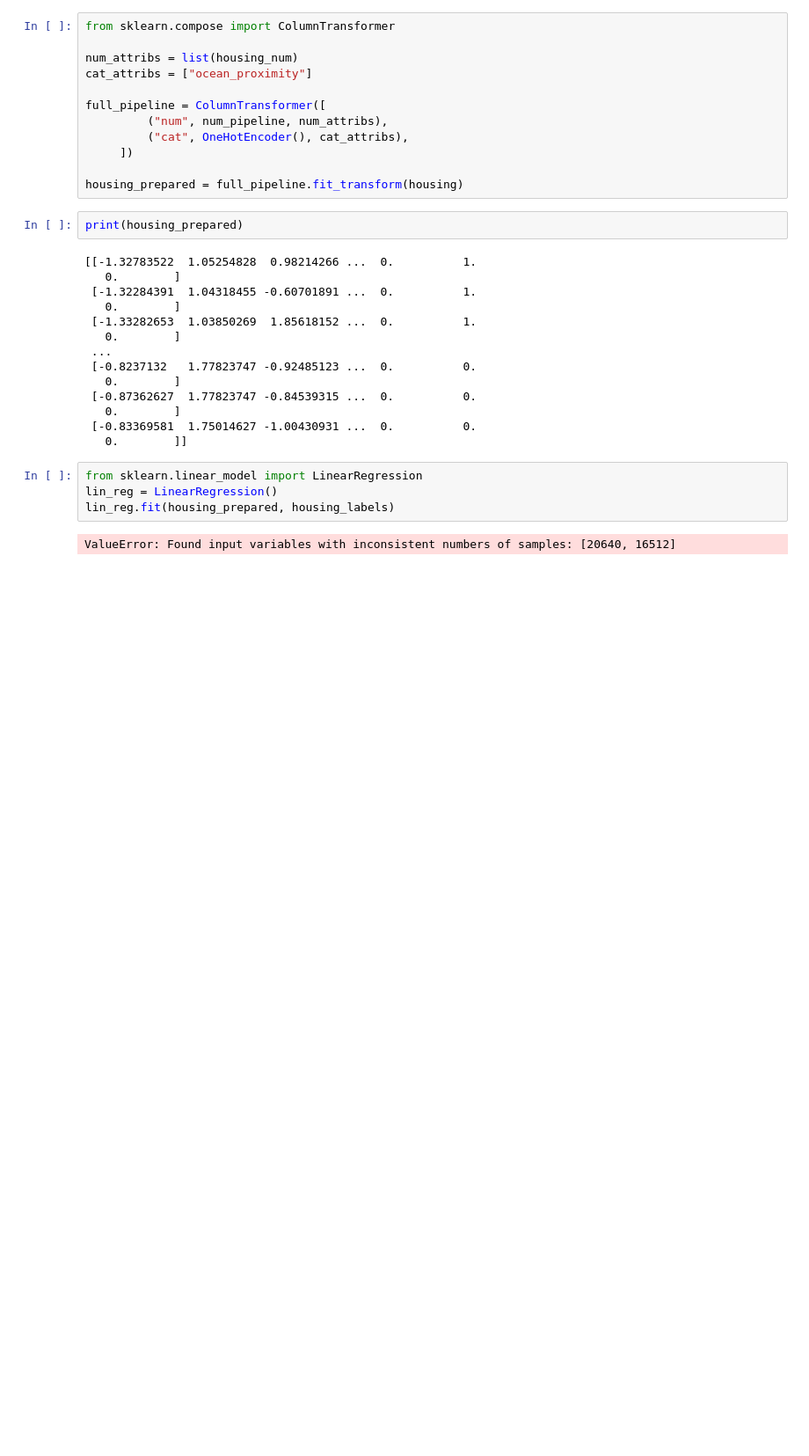
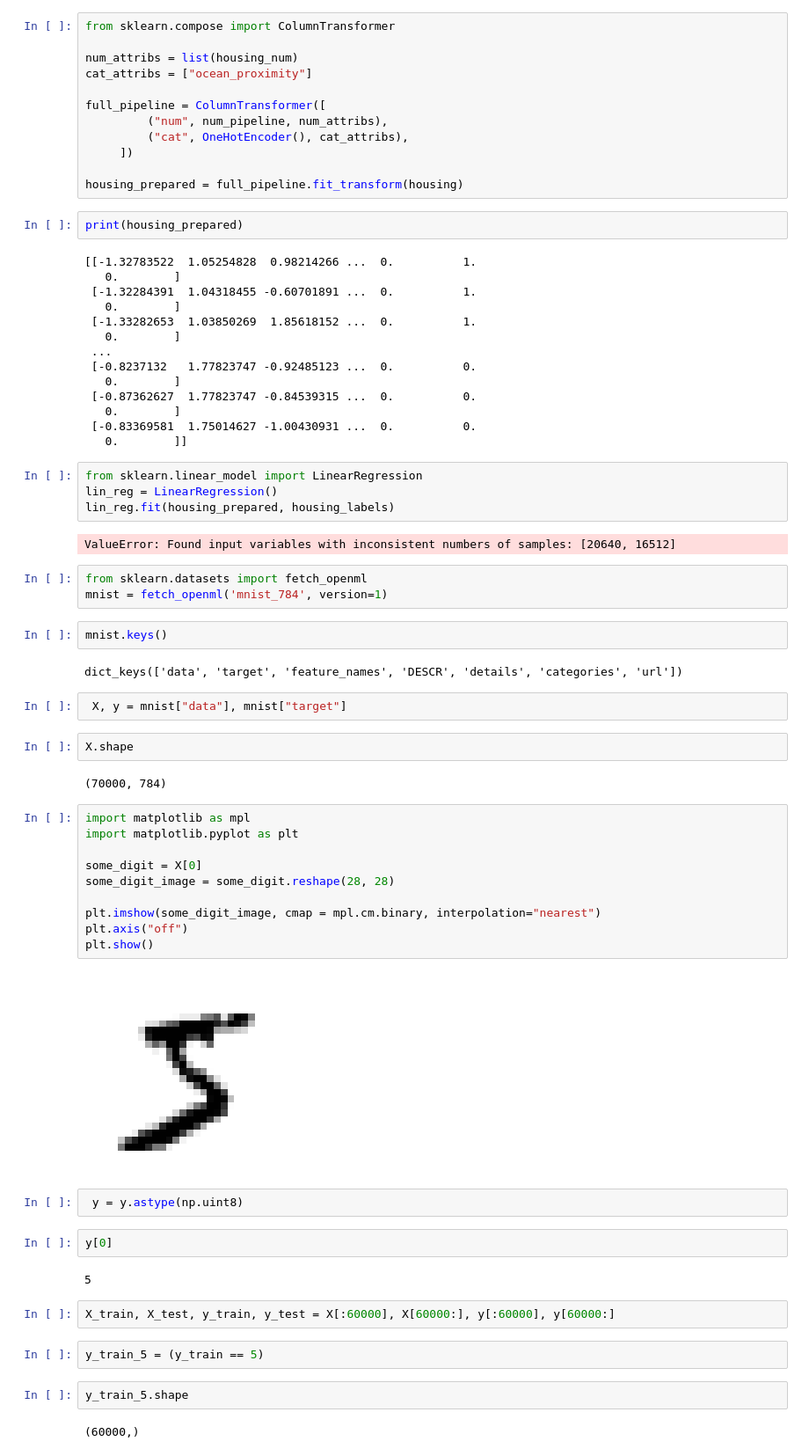
Before and after one commit to drempapis/ML, a Jupyter notebook: HandsOnML.ipynb, the cells around one changed output. Shown at 88% size. Saved outputs shown, nothing was run; the diff lists cells and outputs as text; blank space fills up the shorter version.

```diff
--- a/HandsOnML.ipynb
+++ b/HandsOnML.ipynb
@@ -386,3 +386,42 @@ lin_reg = LinearRegression()
 lin_reg.fit(housing_prepared, housing_labels)
 # %% [output]
 ValueError: Found input variables with inconsistent numbers of samples: [20640, 16512]
+# %%
+from sklearn.datasets import fetch_openml
+mnist = fetch_openml('mnist_784', version=1)
+# %%
+mnist.keys()
+# %% [output]
+dict_keys(['data', 'target', 'feature_names', 'DESCR', 'details', 'categories', 'url'])
+# %%
+ X, y = mnist["data"], mnist["target"]
+# %%
+X.shape
+# %% [output]
+(70000, 784)
+# %%
+import matplotlib as mpl
+import matplotlib.pyplot as plt
+
+some_digit = X[0]
+some_digit_image = some_digit.reshape(28, 28)
+
+plt.imshow(some_digit_image, cmap = mpl.cm.binary, interpolation="nearest")
+plt.axis("off")
+plt.show()
+# %% [output]
+[figure, added]
+# %%
+ y = y.astype(np.uint8)
+# %%
+y[0]
+# %% [output]
+5
+# %%
+X_train, X_test, y_train, y_test = X[:60000], X[60000:], y[:60000], y[60000:]
+# %%
+y_train_5 = (y_train == 5)
+# %%
+y_train_5.shape
+# %% [output]
+(60000,)
```
Also changed, not shown: parts of 13 cells of this notebook, 3 other files.
